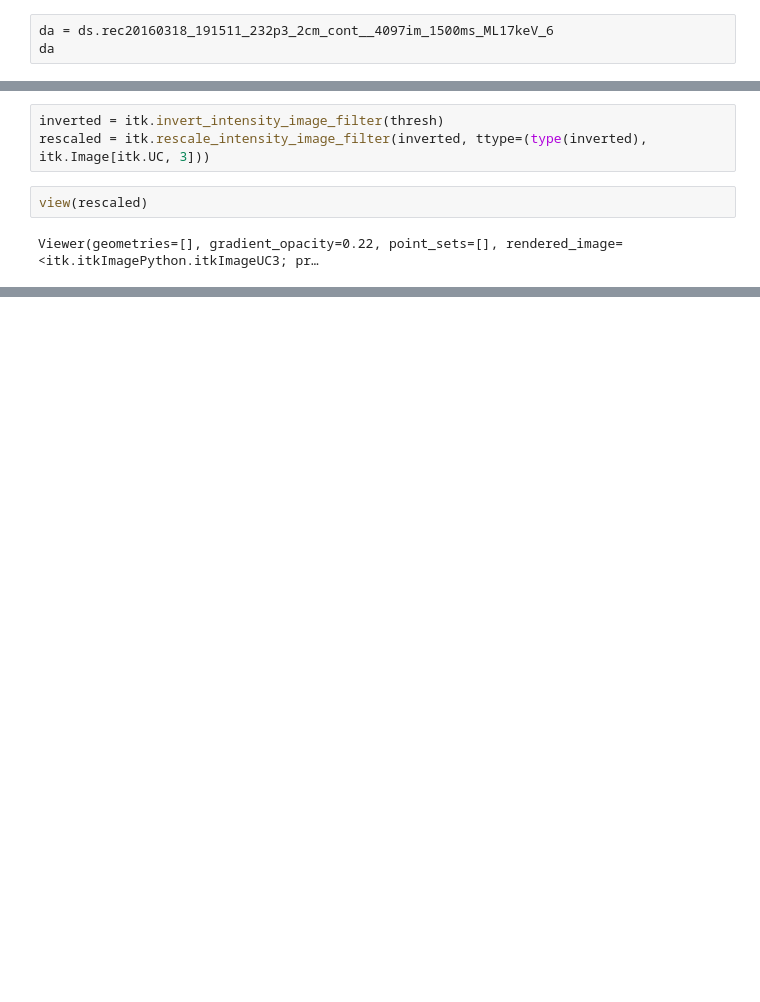
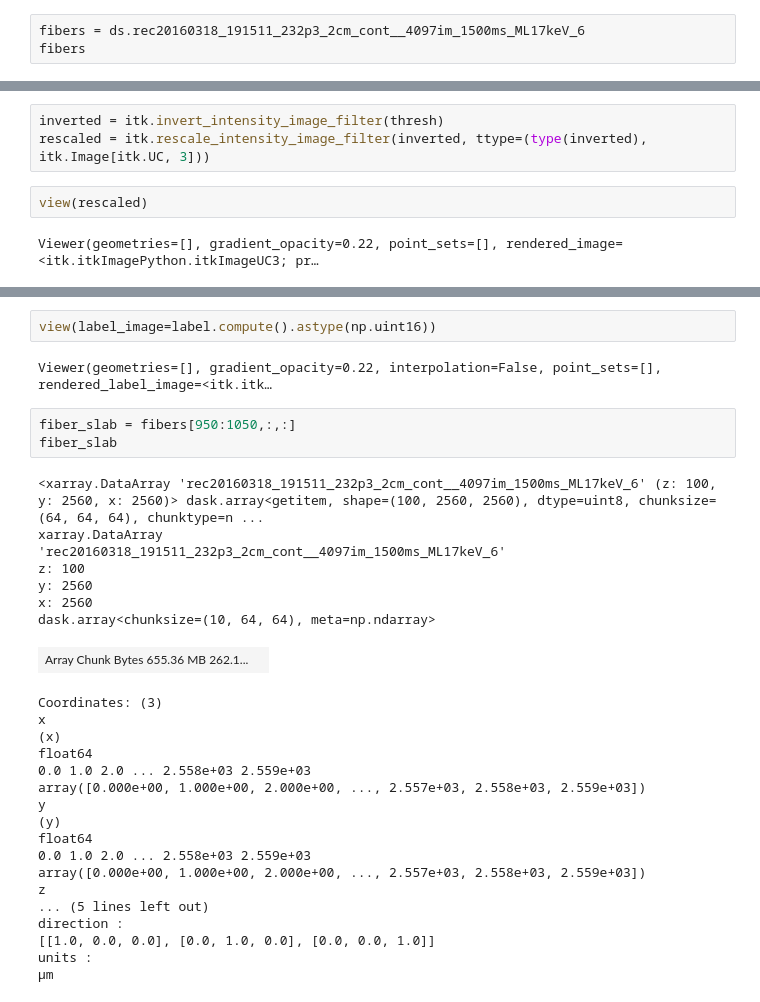
Before and after one commit to dani-lbnl/SC20_pyHPC, a Jupyter notebook: code/fiber_segmentation.ipynb, the cells around one changed output, grey strips where cells are left out. Cells and saved outputs as stored; diff of their text form; blank space fills up the shorter version.

Commit message:
Bead, fiber notebook updates

```diff
--- a/code/fiber_segmentation.ipynb
+++ b/code/fiber_segmentation.ipynb
@@ -54,8 +74,8 @@ _MULTISCALE_LEVELS :
 _SPATIAL_IMAGE :
 rec20160318_191511_232p3_2cm_cont__4097im_1500ms_ML17keV_6
 # %%
-da = ds.rec20160318_191511_232p3_2cm_cont__4097im_1500ms_ML17keV_6
-da
+fibers = ds.rec20160318_191511_232p3_2cm_cont__4097im_1500ms_ML17keV_6
+fibers
 # %% [output]
 <xarray.DataArray 'rec20160318_191511_232p3_2cm_cont__4097im_1500ms_ML17keV_6' (z: 2160, y: 2560, x: 2560)> dask.array<zarr, shape=(2160, 2560, 2560), dtype=uint8, chunksize=(64, 64, 64), chunktype=nu ...
 xarray.DataArray
@@ -217,0 +165,33 @@ plt.hist(fcsr_skeleton.distances, bins=100)
+# %%
+view(label_image=label.compute().astype(np.uint16))
+# %% [output]
+Viewer(geometries=[], gradient_opacity=0.22, interpolation=False, point_sets=[], rendered_label_image=<itk.itk…
+# %%
+fiber_slab = fibers[950:1050,:,:]
+fiber_slab
+# %% [output]
+<xarray.DataArray 'rec20160318_191511_232p3_2cm_cont__4097im_1500ms_ML17keV_6' (z: 100, y: 2560, x: 2560)> dask.array<getitem, shape=(100, 2560, 2560), dtype=uint8, chunksize=(64, 64, 64), chunktype=n ...
+xarray.DataArray
+'rec20160318_191511_232p3_2cm_cont__4097im_1500ms_ML17keV_6'
+z: 100
+y: 2560
+x: 2560
+dask.array<chunksize=(10, 64, 64), meta=np.ndarray>
+| Array Chunk Bytes 655.36 MB 262.1... |  |
+Coordinates: (3)
+x
+(x)
+float64
+0.0 1.0 2.0 ... 2.558e+03 2.559e+03
+array([0.000e+00, 1.000e+00, 2.000e+00, ..., 2.557e+03, 2.558e+03, 2.559e+03])
+y
+(y)
+float64
+0.0 1.0 2.0 ... 2.558e+03 2.559e+03
+array([0.000e+00, 1.000e+00, 2.000e+00, ..., 2.557e+03, 2.558e+03, 2.559e+03])
+z
+... (5 lines left out)
+direction :
+[[1.0, 0.0, 0.0], [0.0, 1.0, 0.0], [0.0, 0.0, 1.0]]
+units :
+μm
```
Also changed, not shown: parts of 32 cells of this notebook, 1 other file.
